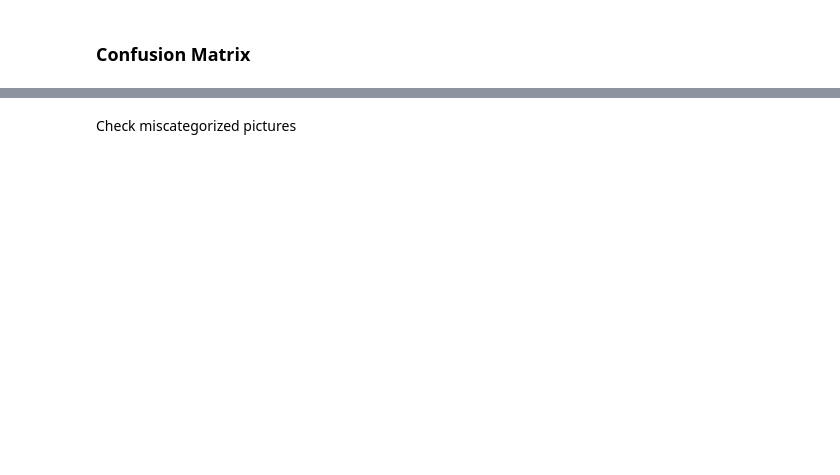
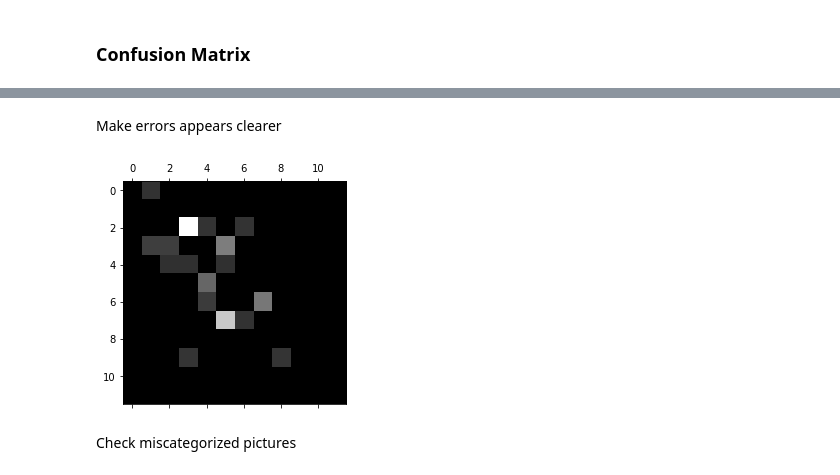
Before and after one commit to rezar12/DataScience_and_ANN, a Jupyter notebook: finger_reko/finger_recognition.ipynb, the cells around one changed output, grey strips where cells are left out. Cells and saved outputs as stored; diff of their text form; code cells hidden in the pictures; blank space fills up the shorter version.

```diff
--- a/finger_reko/finger_recognition.ipynb
+++ b/finger_reko/finger_recognition.ipynb
@@ -213,8 +212,9 @@ dimension reduction from 16384 to 336 after PCA preserving 95% of variance
 # %%
 from sklearn.decomposition import IncrementalPCA
 t1 = time.time()
-pca = IncrementalPCA(n_components=250,batch_size=1000)
+pca = IncrementalPCA(n_components=400,batch_size=1000)
 X_reduced = pca.fit_transform(xtrain_s)
+Xtest_reduced = pca.transform(xtest_s)
 t2 = time.time()
 t2-t1
 # %% [output]
@@ -330,2 +341,11 @@ confmatr
+# %% [markdown]
+Make errors appears clearer
+# %%
+row_sums = confmatr.sum(axis=1,keepdims=True)
+norm_conf_matr = confmatr / row_sums
+np.fill_diagonal(norm_conf_matr,0)
+plt.matshow(norm_conf_matr,cmap=plt.cm.gray);
+# %% [output]
+[figure, added]
 # %% [markdown]
 Check miscategorized pictures
```
Also changed, not shown: parts of 54 cells of this notebook, 1 other file.
